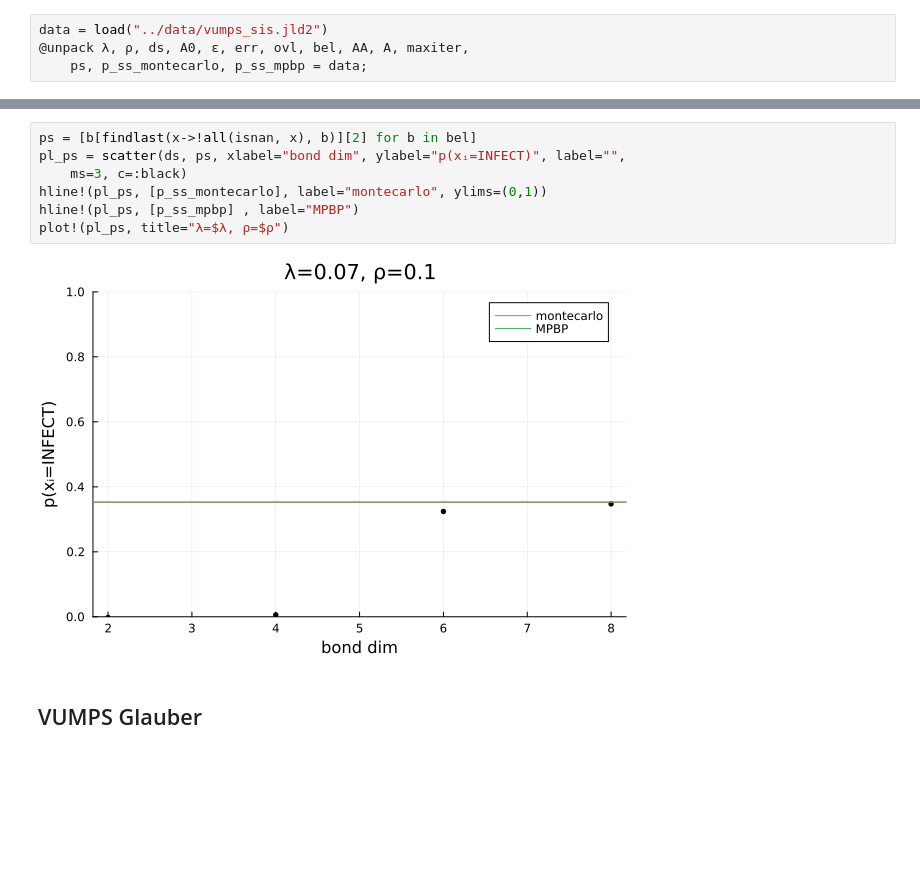
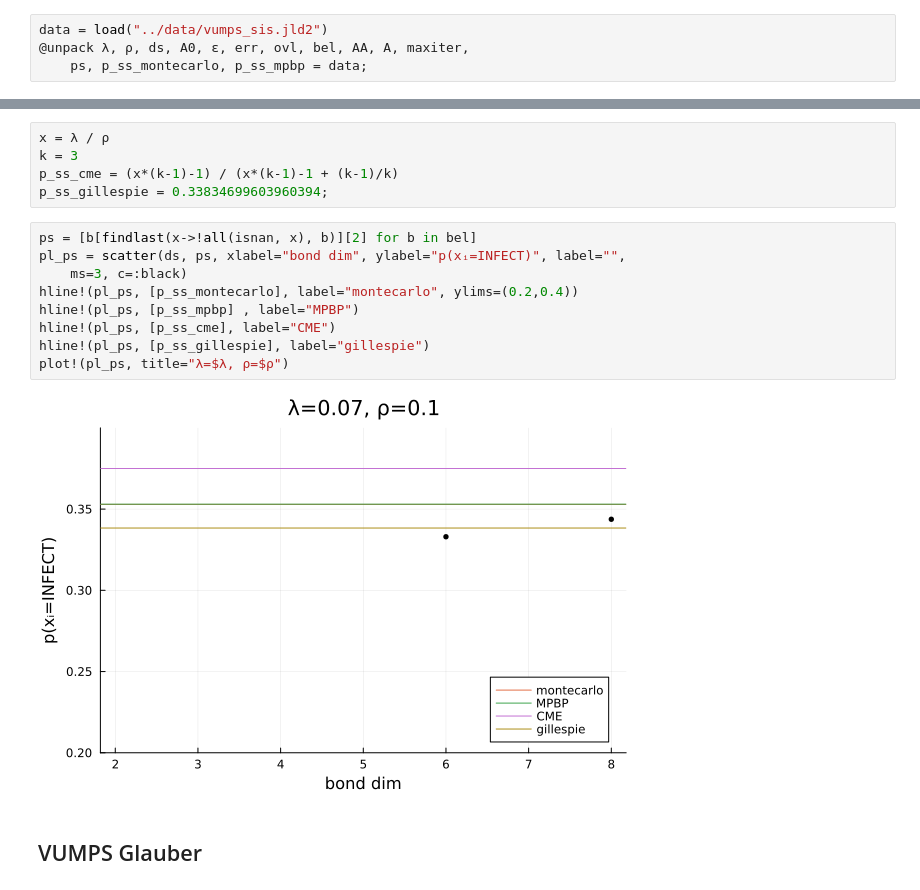
Before and after one commit to stecrotti/EternalDynamicCavity, a Jupyter notebook: notebooks/plots.ipynb, the cells around one changed output, grey strips where cells are left out. Cells and saved outputs as stored; diff of their text form; blank space fills up the shorter version.

```diff
--- a/notebooks/plots.ipynb
+++ b/notebooks/plots.ipynb
@@ -23,12 +23,19 @@ pl = plot(pls..., layout=(length(ds),1), size=(1000, 200*length(ds)), margin=5Pl
+# %%
+x = λ / ρ
+k = 3
+p_ss_cme = (x*(k-1)-1) / (x*(k-1)-1 + (k-1)/k)
+p_ss_gillespie = 0.33834699603960394;
 # %%
 ps = [b[findlast(x->!all(isnan, x), b)][2] for b in bel]
 pl_ps = scatter(ds, ps, xlabel="bond dim", ylabel="p(xᵢ=INFECT)", label="",
     ms=3, c=:black)
-hline!(pl_ps, [p_ss_montecarlo], label="montecarlo", ylims=(0,1))
+hline!(pl_ps, [p_ss_montecarlo], label="montecarlo", ylims=(0.2,0.4))
 hline!(pl_ps, [p_ss_mpbp] , label="MPBP")
+hline!(pl_ps, [p_ss_cme], label="CME")
+hline!(pl_ps, [p_ss_gillespie], label="gillespie")
 plot!(pl_ps, title="λ=$λ, ρ=$ρ")
 # %% [output]
-[figure, old version]
+[figure, new version]
 # %% [markdown]
 ## VUMPS Glauber
 # %%
```
Also changed, not shown: parts of 1 cell of this notebook, 9 other files.
